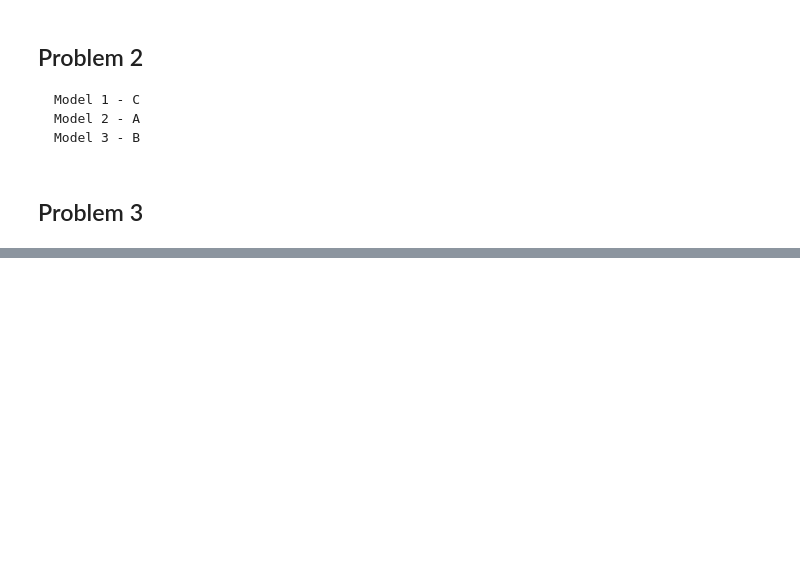
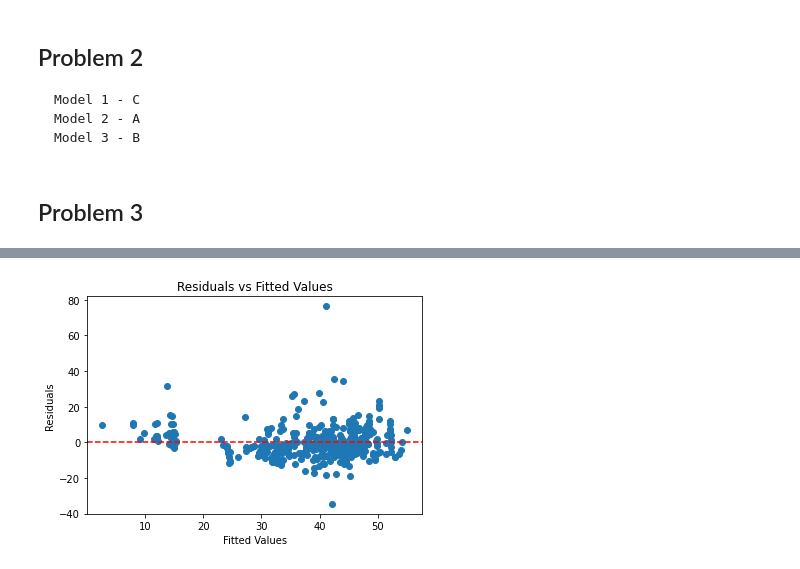
Before and after one commit to CieranW/SIE433, a Jupyter notebook: hw2/hw2.ipynb, the cells around one changed output, grey strips where cells are left out. Drawn from its saved outputs; the diff is of its cells as text; code cells hidden in the pictures; blank space fills up the shorter version.

```diff
--- a/hw2/hw2.ipynb
+++ b/hw2/hw2.ipynb
@@ -52,0 +94,83 @@ data = pd.read_csv("Real_estate_valuation_dataset_HW2.csv")
+# %%
+# Add a constant term for the regression model
+X = sm.add_constant(X)
+
+# Fit the linear regression model
+model = sm.OLS(y, X).fit()
+
+# Get residuals and fitted values
+data["fitted_values"] = model.fittedvalues
+data["residuals"] = model.resid
+
+# 1. Linearity: Residuals vs. Fitted Values
+plt.scatter(data["fitted_values"], data["residuals"])
+plt.axhline(y=0, color="r", linestyle="--")
+plt.xlabel("Fitted Values")
+plt.ylabel("Residuals")
+plt.title("Residuals vs Fitted Values")
+plt.show()
+
+# 2. Independence: Residuals over index
+plt.plot(data.index, data["residuals"], marker="o", linestyle="")
+plt.axhline(y=0, color="r", linestyle="--")
+plt.xlabel("Index")
+plt.ylabel("Residuals")
+plt.title("Residuals Over Observations")
+plt.show()
+
+# 3. Homoscedasticity: Residuals vs. Fitted Values with Lowess line
+sns.residplot(
+    x=data["fitted_values"], y=data["residuals"], lowess=True, line_kws={"color": "red"}
+)
+plt.xlabel("Fitted Values")
+plt.ylabel("Residuals")
+plt.title("Homoscedasticity Check: Residuals vs Fitted")
+plt.show()
+
+# 4. Normality Check: Histogram
+sns.histplot(data["residuals"], kde=True, bins=20)
+plt.xlabel("Residuals")
+plt.title("Histogram of Residuals")
+plt.show()
+
+# 4. Normality Check: Q-Q Plot
+sm.qqplot(data["residuals"], line="45")
+plt.title("Q-Q Plot of Residuals")
+plt.show()
+
+# 5. Multicollinearity: Pairplot
+sns.pairplot(
+    data[
+        [
+            "houseAge",
+            "distanceToNearestMRTStation",
+            "numberOfConvenienceStores",
+            "latitude",
+            "longitude",
+            "housePriceUnitArea",
+        ]
+    ]
+)
+plt.show()
+
+# 5. Multicollinearity: Correlation Heatmap
+plt.figure(figsize=(6, 4))
+sns.heatmap(
+    data[
+        [
+            "houseAge",
+            "distanceToNearestMRTStation",
+            "numberOfConvenienceStores",
+            "latitude",
+            "longitude",
+            "housePriceUnitArea",
+        ]
+    ].corr(),
+    annot=True,
+    cmap="coolwarm",
+    fmt=".2f",
+)
+plt.title("Correlation Heatmap")
+plt.show()
+# %% [output]
+[figure, added]
```
Also changed, not shown: parts of 6 cells of this notebook, 2 other files.
